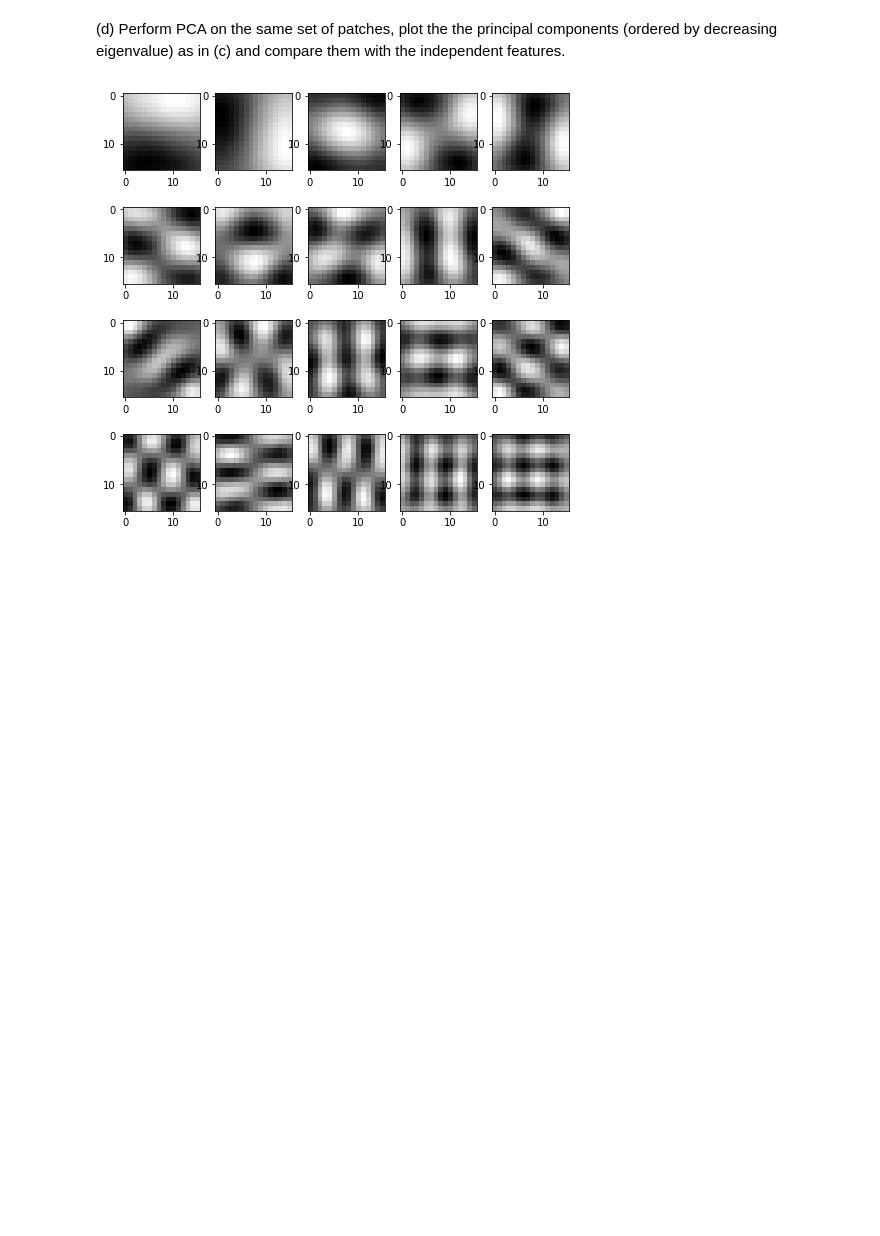
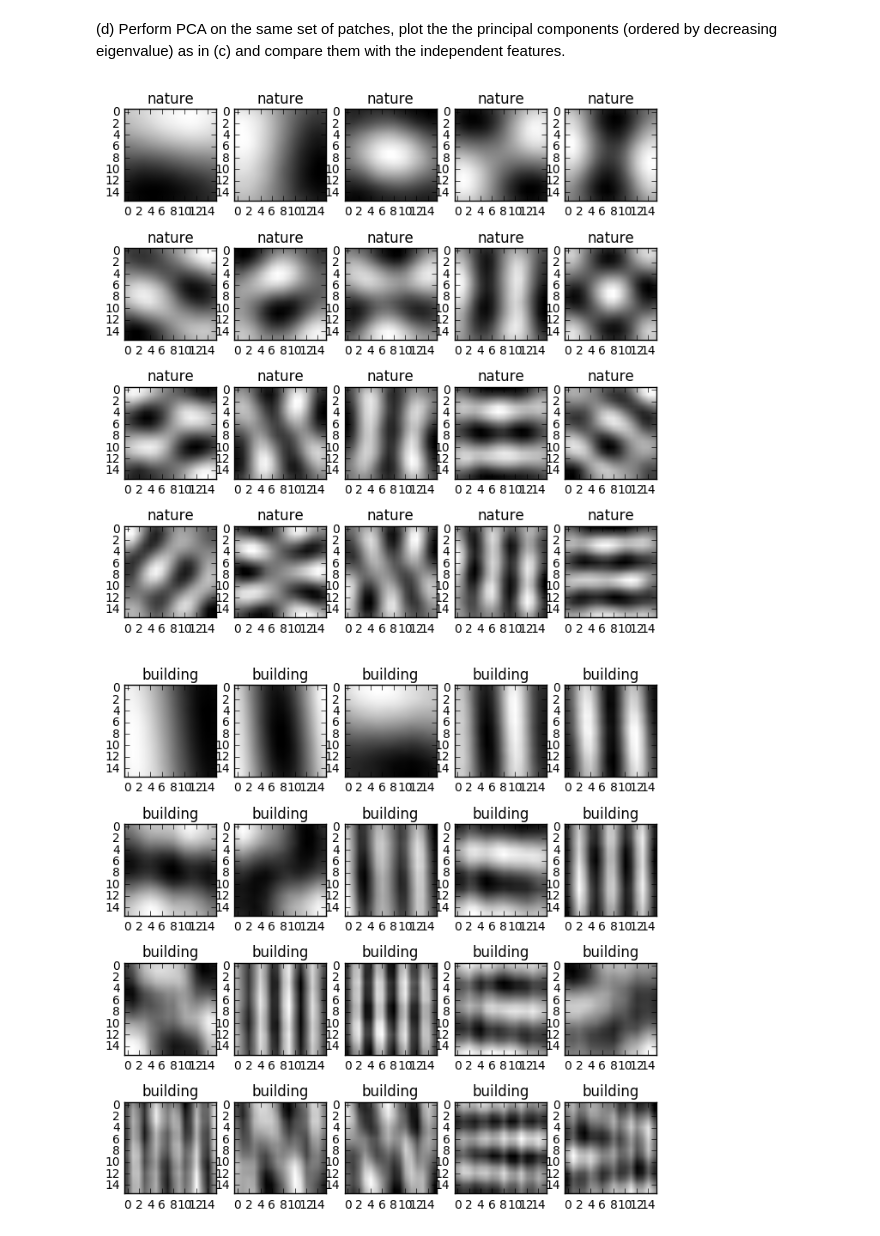
Before and after one commit to muellerfelix/mi-2, a Jupyter notebook: Exercise7.ipynb, the cells around one changed output. Drawn from its saved outputs; the diff is of its cells as text; code cells hidden in the pictures; blank space fills up the shorter version.

```diff
--- a/Exercise7.ipynb
+++ b/Exercise7.ipynb
@@ -116,14 +132,12 @@ from sklearn.decomposition import PCA
 
 pca = PCA(n_components=20)
 nature_pca = pca.fit_transform(matrix_nature.T).reshape((N_sqrt, N_sqrt, -1))
+building_pca = pca.fit_transform(matrix_building.T).reshape((N_sqrt, N_sqrt, -1))
+text_pca = pca.fit_transform(matrix_text.T).reshape((N_sqrt, N_sqrt, -1))
-# %%
-plt.figure(figsize=(8,8))
-for i in np.arange(20):
-
-    plt.subplot(4,5,1+i)
-    plt.imshow(nature_pca[:,:,i], 'gray')
-
-
-# TODO: Other categories
-# %% [output]
-[figure, removed]
+# %%
+show_images(nature_pca,'nature')
+show_images(building_pca,'building')
+show_images(text_pca,'text')
+# %% [output]
+[figure, added]
+[figure, added]
```
Also changed, not shown: parts of 8 cells of this notebook.
